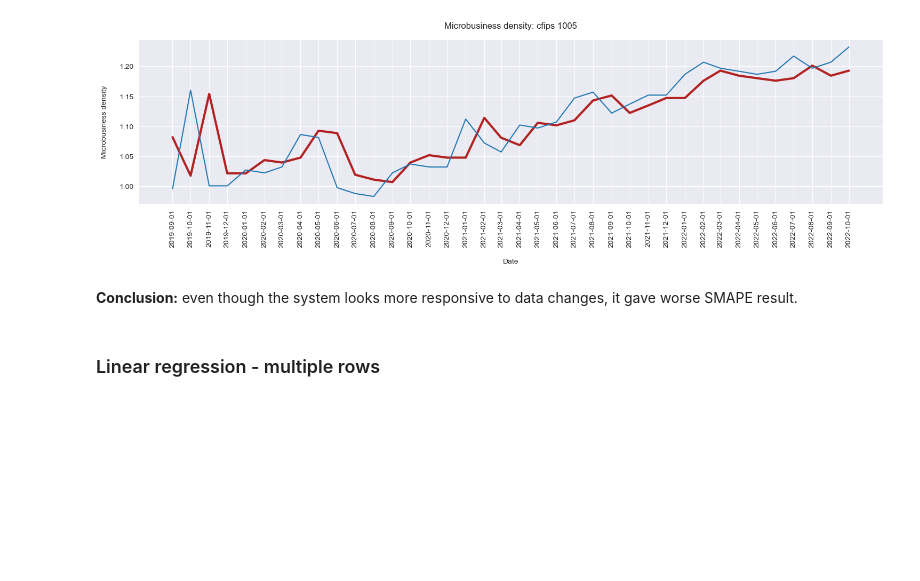
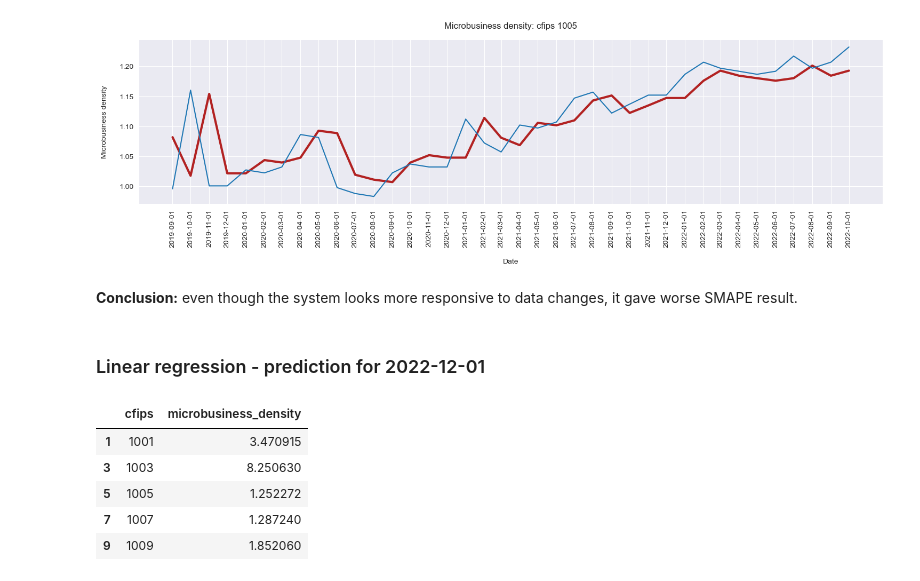
Before and after one commit to vroobelle93/03_GoDaddy, a Jupyter notebook: godaddy1.ipynb, the cells around one changed output. Saved outputs shown, nothing was run; the diff lists cells and outputs as text; code cells hidden in the pictures; blank space fills up the shorter version.

Commit message:
First forecast

```diff
--- a/godaddy1.ipynb
+++ b/godaddy1.ipynb
@@ -302,4 +302,4 @@ plt.show()
 # %% [markdown]
 **Conclusion:** even though the system looks more responsive to data changes, it gave worse SMAPE result.
 # %% [markdown]
-### Linear regression - multiple rows
+### Linear regression - prediction for 2022-12-01
@@ -308,0 +306,12 @@ lin_reg_multiple_df = train_set[['first_day_of_month', 'microbusiness_density']]
+# %%
+# Test data
+test_day = '2022-12-01'
+lin_reg_multiple_y_test = revealed_test.loc[revealed_test['first_day_of_month']==test_day, ['cfips', 'microbusiness_density']]
+lin_reg_multiple_y_test.head()
+# %% [output]
+|  | cfips | microbusiness_density |
+| 1 | 1001 | 3.470915 |
+| 3 | 1003 | 8.250630 |
+| 5 | 1005 | 1.252272 |
+| 7 | 1007 | 1.287240 |
+| 9 | 1009 | 1.852060 |
```
Also changed, not shown: parts of 3 cells of this notebook.
